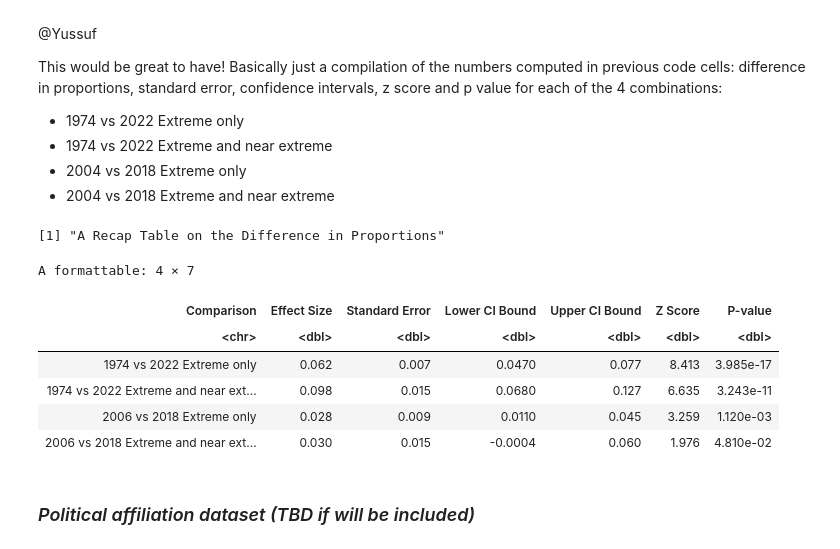
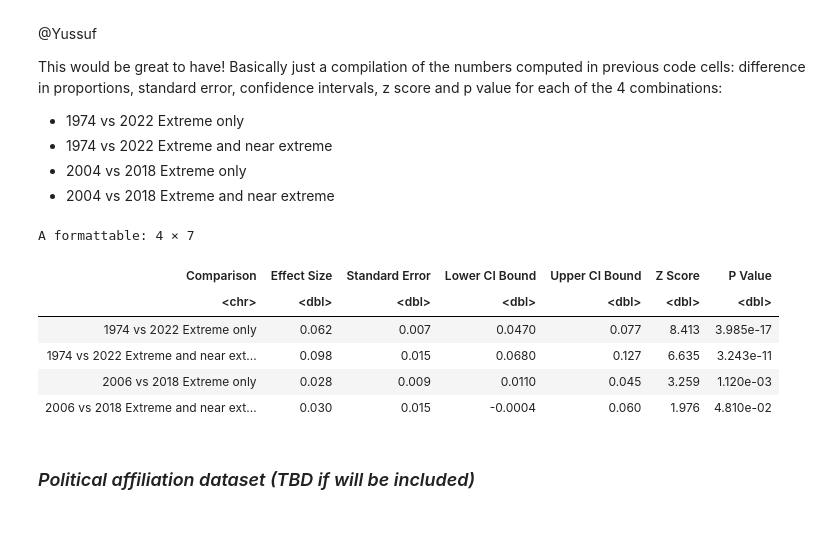
Before and after one commit to ceelkamalayko/API201DFinalExercise, a Jupyter notebook: Final_Exercise_notebook.ipynb, the cells around one changed output. Saved outputs shown, nothing was run; the diff lists cells and outputs as text; code cells hidden in the pictures.

```diff
--- a/Final_Exercise_notebook.ipynb
+++ b/Final_Exercise_notebook.ipynb
@@ -400,38 +378,36 @@ This would be great to have! Basically just a compilation of the numbers compute
 *   2004 vs 2018 Extreme and near extreme
 # %%
 
-print('A Recap Table on the Difference in Proportions')
-# dataframe with the proportions data to be recapped
+
+# Create a data frame with the summary data
 proportions_data <- data.frame(
   Comparison = c('1974 vs 2022 Extreme only', '1974 vs 2022 Extreme and near extreme', '2006 vs 2018 Extreme only', '2006 vs 2018 Extreme and near extreme'),
   Effect_Size = c(0.062, 0.098, 0.028, 0.030),
   Standard_Error = c(0.007, 0.015, 0.009, 0.015),
   Lower_CI_Bound = c(0.047, 0.068, 0.011, -0.0004),
   Upper_CI_Bound = c(0.077, 0.127, 0.045, 0.060),
   Z_Score = c(8.413, 6.635, 3.259, 1.976),
   P_Value = c(3.985e-17, 3.243e-11, 0.00112, 0.0481)
 )
 
-# Formatting number-based columns for better visualization
+# Format the numeric columns for better display
 data_formatted_table <- formattable(proportions_data, align = c("l", "r", "r", "r", "r", "r", "r"), list(
   `Effect Size` = color_tile("white", "blue", proportions_data$Effect_Size),
   `Standard Error` = color_tile("white", "blue", proportions_data$Standard_Error),
   `Lower CI Bound` = color_tile("white", "blue", proportions_data$Lower_CI_Bound),
   `Upper CI Bound` = color_tile("white", "blue", proportions_data$Upper_CI_Bound),
   `Z Score` = color_tile("white", "red", proportions_data$Z_Score),
   `P Value` = color_tile("white", "red", proportions_data$P_Value)
 ))
 
-# Making the column names more readable
-col_names <- c('Comparison', 'Effect Size', 'Standard Error', 'Lower CI Bound', 'Upper CI Bound', 'Z Score', 'P-value')
+# Customize column names
+col_names <- c('Comparison', 'Effect Size', 'Standard Error', 'Lower CI Bound', 'Upper CI Bound', 'Z Score', 'P Value')
 colnames(data_formatted_table) <- col_names
-
-# Showing the table
+#Showing table of proportions
 data_formatted_table
 # %% [output]
-[1] "A Recap Table on the Difference in Proportions"
+A formattable: 4 × 7
-A formattable: 4 × 7
-| Comparison | Effect Size | Standard Error | Lower CI Bound | Upper CI Bound | Z Score | P-value |
+| Comparison | Effect Size | Standard Error | Lower CI Bound | Upper CI Bound | Z Score | P Value |
 | <chr> | <dbl> | <dbl> | <dbl> | <dbl> | <dbl> | <dbl> |
 | 1974 vs 2022 Extreme only | 0.062 | 0.007 | 0.0470 | 0.077 | 8.413 | 3.985e-17 |
 | 1974 vs 2022 Extreme and near ext... | 0.098 | 0.015 | 0.0680 | 0.127 | 6.635 | 3.243e-11 |
```
Also changed, not shown: parts of 14 cells of this notebook.
